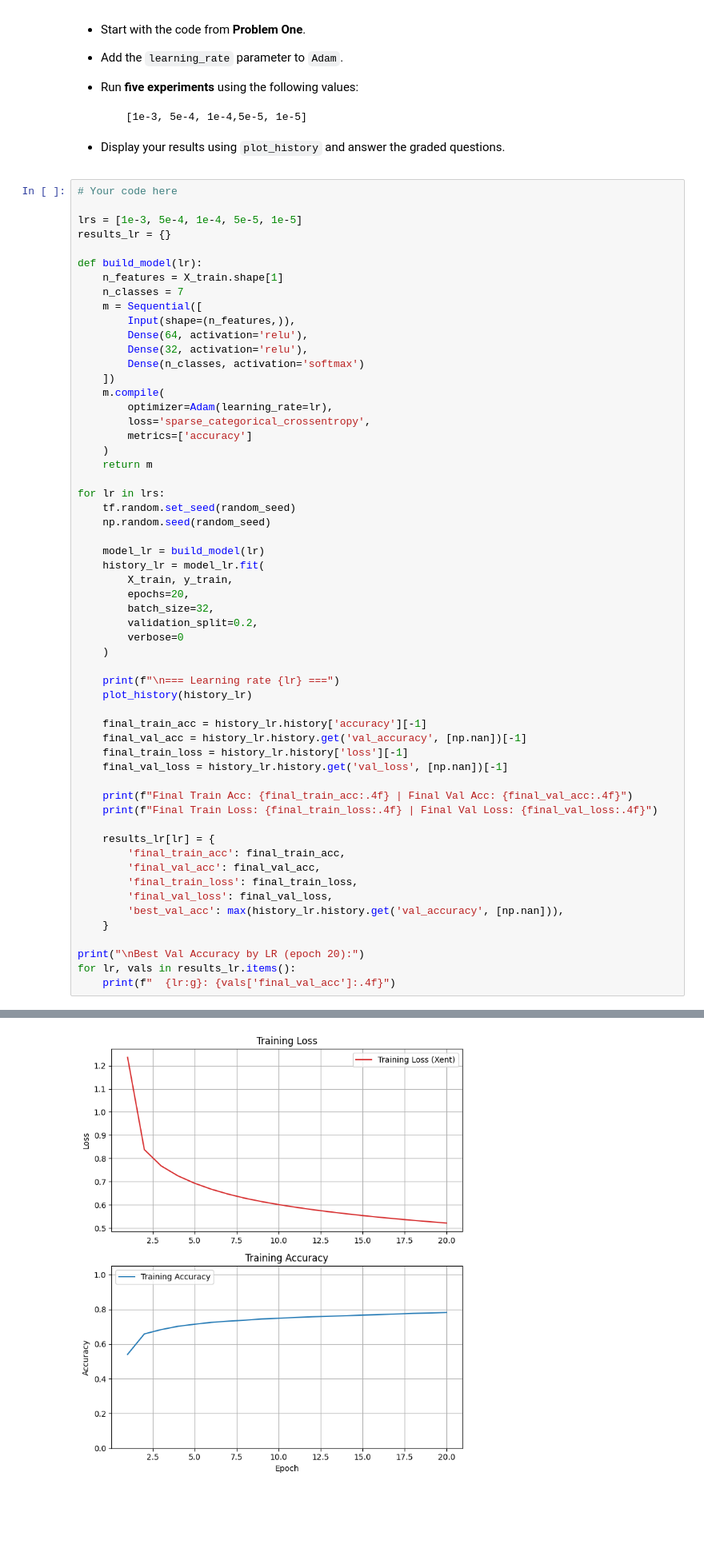
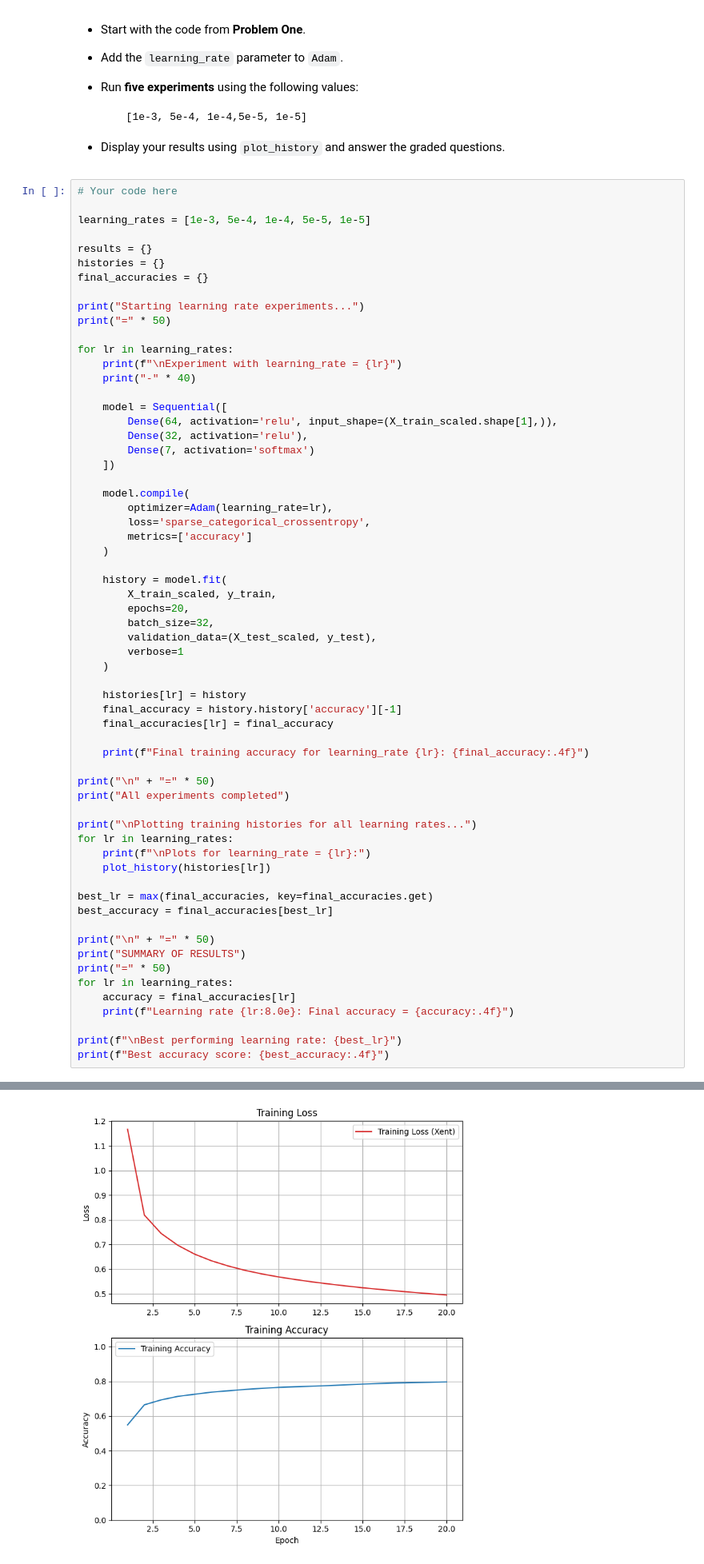
Before and after one commit to acasas11/DX-703---Advanced-Machine-Learning-AI, a Jupyter notebook: Homework_02 raw.ipynb, the cells around one changed output, grey strips where cells are left out. Shown at 80% size. Saved outputs shown, nothing was run; the diff lists cells and outputs as text; blank space fills up the shorter version.

```diff
--- a/Homework_02 raw.ipynb
+++ b/Homework_02 raw.ipynb
@@ -366,58 +465,63 @@ Next, we’ll explore how the **learning rate** affects training when using the
 # %%
 # Your code here
 
-lrs = [1e-3, 5e-4, 1e-4, 5e-5, 1e-5]
-results_lr = {}
+learning_rates = [1e-3, 5e-4, 1e-4, 5e-5, 1e-5]
 
-def build_model(lr):
-    n_features = X_train.shape[1]
-    n_classes = 7
-    m = Sequential([
-        Input(shape=(n_features,)),
-        Dense(64, activation='relu'),
+results = {}
+histories = {}
+final_accuracies = {}
+
+print("Starting learning rate experiments...")
+print("=" * 50)
+
+for lr in learning_rates:
+    print(f"\nExperiment with learning_rate = {lr}")
+    print("-" * 40)
+
+    model = Sequential([
+        Dense(64, activation='relu', input_shape=(X_train_scaled.shape[1],)),
         Dense(32, activation='relu'),
-        Dense(n_classes, activation='softmax')
+        Dense(7, activation='softmax')
     ])
-    m.compile(
+
+    model.compile(
         optimizer=Adam(learning_rate=lr),
         loss='sparse_categorical_crossentropy',
         metrics=['accuracy']
     )
-    return m
 
-for lr in lrs:
-    tf.random.set_seed(random_seed)
-    np.random.seed(random_seed)
-
-    model_lr = build_model(lr)
-    history_lr = model_lr.fit(
-        X_train, y_train,
+    history = model.fit(
+        X_train_scaled, y_train,
         epochs=20,
         batch_size=32,
-        validation_split=0.2,
-        verbose=0
+        validation_data=(X_test_scaled, y_test),
+        verbose=1
     )
 
-    print(f"\n=== Learning rate {lr} ===")
-    plot_history(history_lr)
+    histories[lr] = history
+    final_accuracy = history.history['accuracy'][-1]
+    final_accuracies[lr] = final_accuracy
 
-    final_train_acc = history_lr.history['accuracy'][-1]
-    final_val_acc = history_lr.history.get('val_accuracy', [np.nan])[-1]
-    final_train_loss = history_lr.history['loss'][-1]
-    final_val_loss = history_lr.history.get('val_loss', [np.nan])[-1]
+    print(f"Final training accuracy for learning_rate {lr}: {final_accuracy:.4f}")
 
-    print(f"Final Train Acc: {final_train_acc:.4f} | Final Val Acc: {final_val_acc:.4f}")
-    print(f"Final Train Loss: {final_train_loss:.4f} | Final Val Loss: {final_val_loss:.4f}")
+print("\n" + "=" * 50)
+print("All experiments completed")
 
-    results_lr[lr] = {
-        'final_train_acc': final_train_acc,
-        'final_val_acc': final_val_acc,
-        'final_train_loss': final_train_loss,
-        'final_val_loss': final_val_loss,
-        'best_val_acc': max(history_lr.history.get('val_accuracy', [np.nan])),
-    }
+print("\nPlotting training histories for all learning rates...")
+for lr in learning_rates:
+    print(f"\nPlots for learning_rate = {lr}:")
+    plot_history(histories[lr])
 
-print("\nBest Val Accuracy by LR (epoch 20):")
-for lr, vals in results_lr.items():
-    print(f"  {lr:g}: {vals['final_val_acc']:.4f}")
+best_lr = max(final_accuracies, key=final_accuracies.get)
+best_accuracy = final_accuracies[best_lr]
+
+print("\n" + "=" * 50)
+print("SUMMARY OF RESULTS")
+print("=" * 50)
+for lr in learning_rates:
+    accuracy = final_accuracies[lr]
+    print(f"Learning rate {lr:8.0e}: Final accuracy = {accuracy:.4f}")
+
+print(f"\nBest performing learning rate: {best_lr}")
+print(f"Best accuracy score: {best_accuracy:.4f}")
 # %% [output]
@@ -432 +556 @@ Final Train Loss: 0.4694 | Final Val Loss: 0.5500
-[figure, old version]
+[figure, new version]
```
Also changed, not shown: parts of 22 cells of this notebook.
